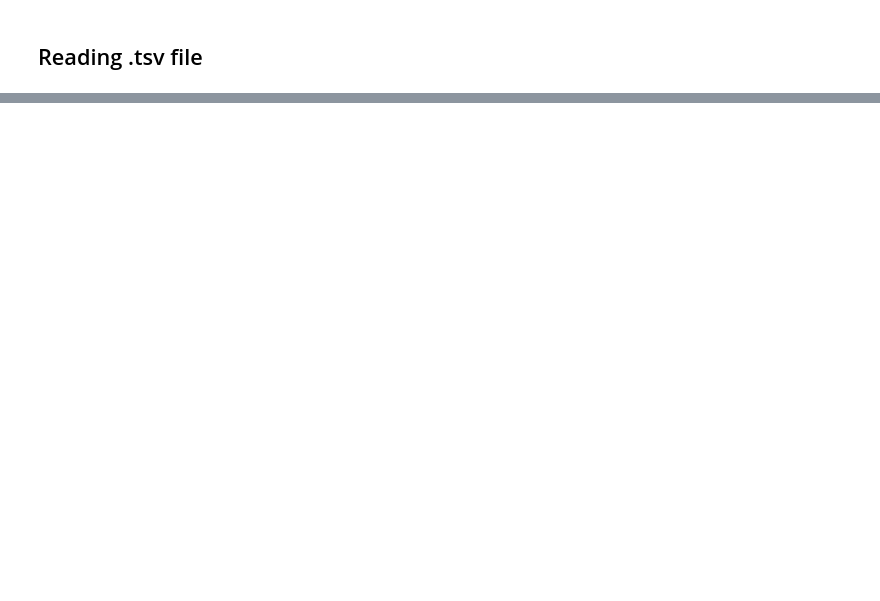
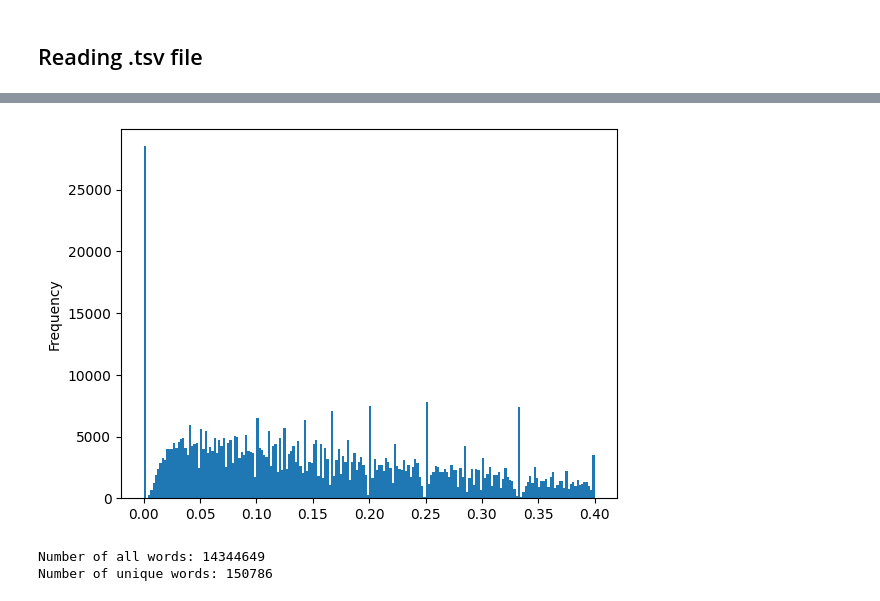
Before and after one commit to blueberry13-8/text-detoxification, a Jupyter notebook: notebooks/1.0-initial-data-exploration.ipynb, the cells around one changed output, grey strips where cells are left out. Cells and saved outputs as stored; diff of their text form; code cells hidden in the pictures; blank space fills up the shorter version.

```diff
--- a/notebooks/1.0-initial-data-exploration.ipynb
+++ b/notebooks/1.0-initial-data-exploration.ipynb
@@ -30,0 +159,5 @@ dataset.head()
+# %%
+dataset['lenght_diff'].plot.hist(bins=200)
+plt.show()
+# %% [output]
+[figure, added]
@@ -30,0 +174,5 @@ dataset.head()
+# %%
+print(f'Number of all words: {len(all_words)}\nNumber of unique words: {len(set(all_words))}')
+# %% [output]
+Number of all words: 14344649
+Number of unique words: 150786
```
Also changed, not shown: parts of 25 cells of this notebook, 3 other files.
